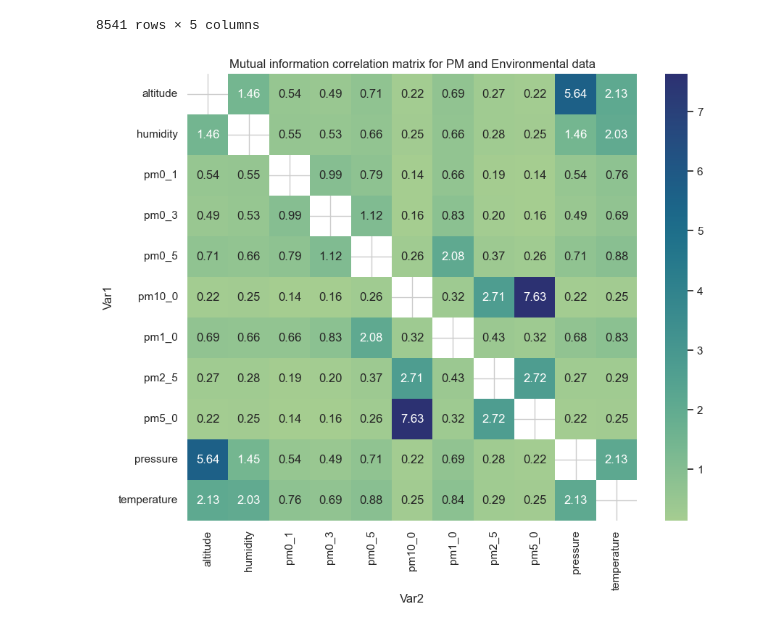
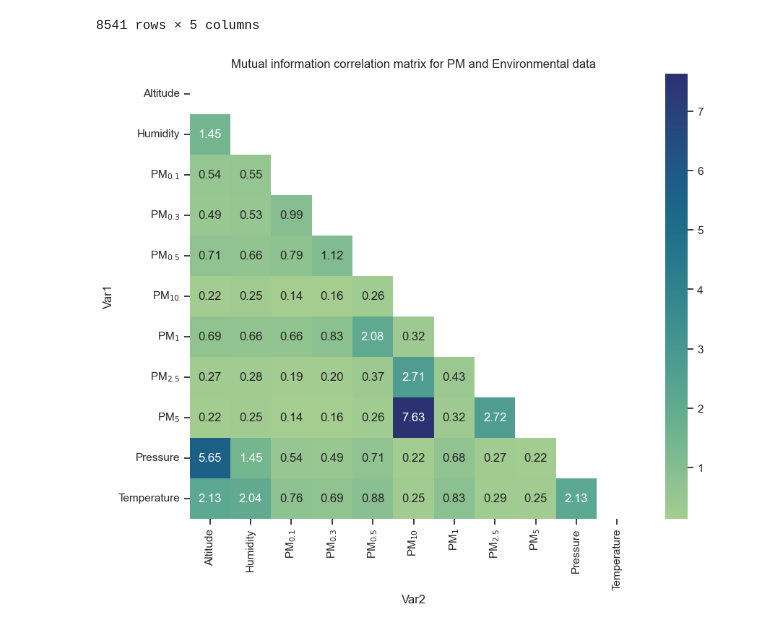
Before and after one commit to mi3nts/mints-aq-reports, a Jupyter notebook: notebooks/pm_data.ipynb, the cells around one changed output. Saved outputs shown, nothing was run; the diff lists cells and outputs as text; code cells hidden in the pictures.

```diff
--- a/notebooks/pm_data.ipynb
+++ b/notebooks/pm_data.ipynb
@@ -100,4 +106,14 @@ corr_labels = {
 # %%
+import matplotlib.pylab as pylab
+
+params = {'legend.fontsize': 'x-large',
+          'figure.figsize': (15, 5),
+         'axes.labelsize': 'x-large',
+         'axes.titlesize':'x-large',
+         'xtick.labelsize':'x-large',
+         'ytick.labelsize':'x-large'}
+pylab.rcParams.update(params)
+
 def plotPMwithAQS(df, pm_size):
     # The plotting function should also take in a time range, right?
     """
@@ -207,7 +223,14 @@ ips_df['dateTime'][0].to_pydatetime().strftime('%Y/%m/%d')
 #| echo: false
 #| output: true
 import matplotlib.dates as mdates
-
+# import matplotlib.pylab as pylab
+params = {'legend.fontsize': 'x-large',
+          'figure.figsize': (15, 5),
+         'axes.labelsize': 'x-large',
+         'axes.titlesize':'x-large',
+         'xtick.labelsize':'x-large',
+         'ytick.labelsize':'x-large'}
+pylab.rcParams.update(params)
 # sns.set_style('ticks')
 sns.set_style('whitegrid')
 
@@ -240,7 +263,7 @@ def plotPMdistribution(df, pm_size=None):
     # plot title and axis labels
     # including the date on dateTime column on the first row in the dataframe. potential issues could occur with regards to UTC timezone maybe?
     title_date = df['dateTime'][0].to_pydatetime().strftime('%Y/%m/%d')
-    g.fig.suptitle(f'{pm_labels[pm_size]} on {title_date} at Lat,Long', size=20, y=0.9)
+    g.fig.suptitle(f'{pm_labels[pm_size]} on {title_date} at Lat,Long', size=28, y=0.9)
     g.set_axis_labels('Time (UTC) (HH:MM)', f'{pm_labels[pm_size]} concentration ($\mu g/ m^3$)')
     # g.fig.suptitle(f'PM levels on {ips_df["dateTime"].dt.date[0]} at Lat,Long', size=20, y=0.9)
     # g.set_axis_labels('Time (UTC) (HH:MM)', f'PM concentration ($\mu g/ m^3$)')
@@ -303,6 +326,7 @@ from itertools import permutations
 merged_df = pd.merge_asof(bme_df, ips_df, on='dateTime', direction='nearest')
 merged_df = merged_df.loc[:,~merged_df.columns.str.contains('pc')].drop('dateTime', axis=1)
 
+sns.set_style('ticks')
 
 def plotMutualInformation(df):
     #ECG, Resp, PPG, SpO2, HR, Temp, PM10, PM4, PM25, PM1, dCn
@@ -310,34 +334,39 @@ def plotMutualInformation(df):
     premutual_df = df.copy()
     # combines = list(combinations(premutual_df.columns, 2))
     combines = list(permutations(premutual_df.columns,2))
 
     mi_list = []
     for i in combines:
         # print(i)
 
         mi = mutual_info_regression(df.loc[:,i[0]].to_numpy().reshape(-1,1), df.loc[:,i[1]].to_numpy())
         mi_list.append(mi)
         # print(f"Mutual information between {i[0]} and {i[1]} is: {mi}")
 
     mi_df = pd.DataFrame({'Var1': [i[0] for i in combines], 'Var2': [i[1] for i in combines], 'Mutual Information': [i[0] for i in mi_list]})
     mi_df = mi_df.pivot(index='Var1', columns='Var2', values='Mutual Information')
+
+    mask = np.zeros_like(mi_df, dtype=bool)
+    mask[np.triu_indices_from(mask)] = True
     # mi_df = mi_df.sort_values(by=['Mutual Information'])
 #     sorted_cols = mi_df.isna().sum().sort_values(ascending=False).index
 #     mi_df = mi_df.reindex(columns=sorted_cols)
 #     mi_df = mi_df.reindex(['ECG.','Resp.','PPG','SpO2','HR','Temp.','pm10_palas','pm4_palas','pm2_5_palas','pm1_palas','pmTotal_palas'])
 
     fig, ax = plt.subplots(figsize=(10,8))
-    ax = sns.heatmap(mi_df, cmap='crest', annot=True, fmt=".2f")
+    ax = sns.heatmap(mi_df, mask=mask, cmap='crest', annot=True, fmt=".2f")
 
-    # ax.set_yticklabels([corr_labels[i] for i in mi_df.index])
-    # ax.set_xticklabels([corr_labels[i] for i in mi_df.index])
+
+
+    ax.set_yticklabels([nice_labels[i] for i in mi_df.index])
+    ax.set_xticklabels([nice_labels[i] for i in mi_df.index])
 
     plt.title(f'Mutual information correlation matrix for PM and Environmental data')
     plt.show()
     # return mi_df
 
     # return fig
 
 plotMutualInformation(merged_df)
 # %% [output]
-[figure, old version]
+[figure, new version]
```
Also changed, not shown: parts of 6 cells of this notebook, 1 other file.
